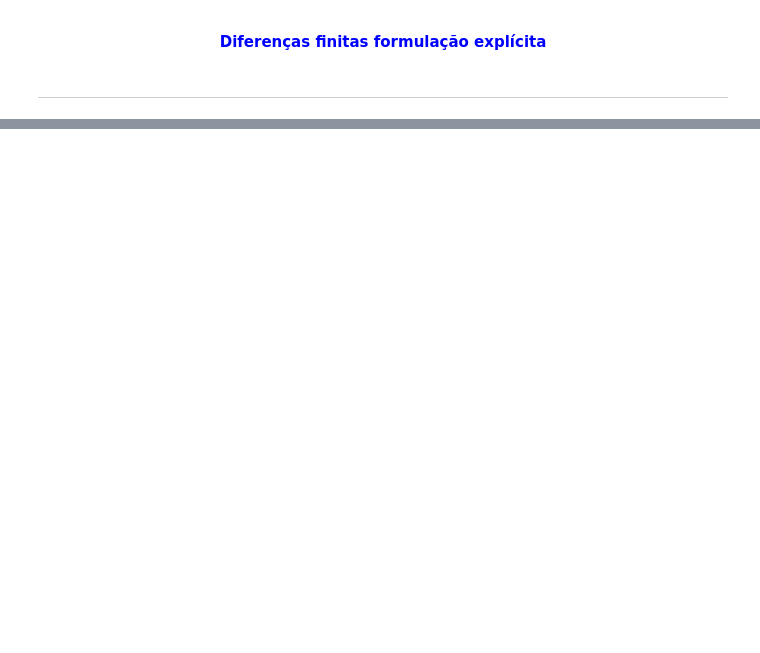
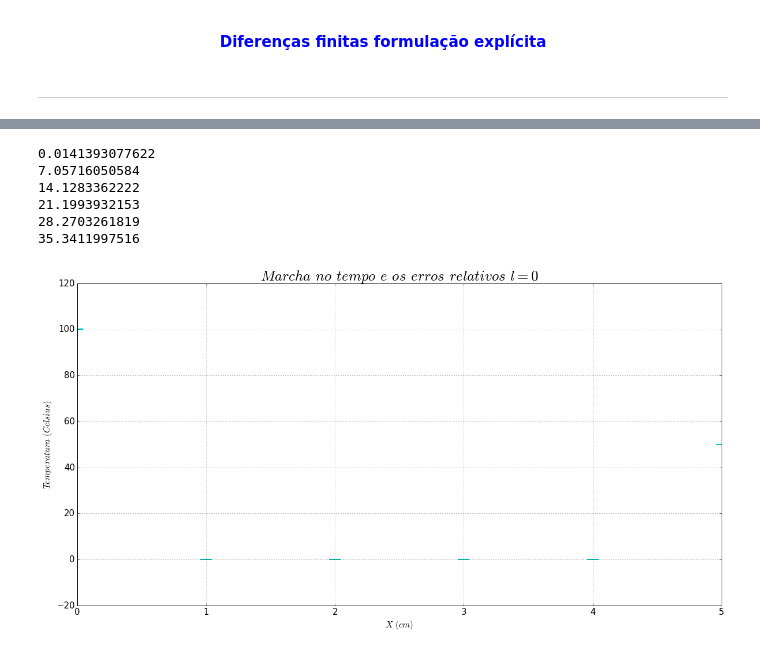
Before and after one commit to VictorCarreira/MNUN2017, a Jupyter notebook: Trab01.ipynb, the cells around one changed output, grey strips where cells are left out. Cells and saved outputs as stored; diff of their text form; code cells hidden in the pictures; blank space fills up the shorter version.

```diff
--- a/Trab01.ipynb
+++ b/Trab01.ipynb
@@ -83,0 +143,73 @@ ValueError: x and y must have same first dimension, but have shapes (6,) and (30
+# %%
+#############################################Calculando o Erro:####################################################
+
+#Amostrando a variação de temperatura por ponto
+p0=R[:,0]
+p1=R[:,1]
+p2=R[:,2]
+p3=R[:,3]
+p4=R[:,4]
+p5=R[:,5]
+
+
+#Visualiza os dados amostrados
+#print(p0)
+#print(p1)
+#print(p2)
+#print(p3)
+#print(p4)
+#print(p5)
+
+#Calculando as médias:
+
+p0mean=np.mean(p0)
+p1mean=np.mean(p1)
+p2mean=np.mean(p2)
+p3mean=np.mean(p3)
+p4mean=np.mean(p4)
+p5mean=np.mean(p5)
+
+#Visualizando as médias:
+#print(p0mean)
+
+for i in range(5000):
+    s0=(((p0[i]-p0mean)**2)/2)**(1/2)
+    s1=(((p1[i]-p0mean)**2)/2)**(1/2)
+    s2=(((p2[i]-p0mean)**2)/2)**(1/2)
+    s3=(((p3[i]-p0mean)**2)/2)**(1/2)
+    s4=(((p4[i]-p0mean)**2)/2)**(1/2)
+    s5=(((p5[i]-p0mean)**2)/2)**(1/2)
+
+print(s0)
+print(s1)
+print(s2)
+print(s3)
+print(s4)
+print(s5)
+# %% [output]
+0.0141393077622
+7.05716050584
+14.1283362222
+21.1993932153
+28.2703261819
+35.3411997516
+# %%
+fig, ax = plt.subplots()
+ax.errorbar(dx, A[:,1],yerr=s0, fmt=u'None',ecolor='c', capsize=10, elinewidth=1, barsabove=False, errorevery=1, capthick=2)
+#ax.errorbar(dx, A[:,10],yerr=s1, fmt=u'None',ecolor='g', capsize=10, elinewidth=1, barsabove=False, errorevery=1, capthick=2)
+#ax.errorbar(dx, A[:,50],yerr=s2, fmt=u'None',ecolor='y', capsize=10, elinewidth=1, barsabove=False, errorevery=1, capthick=2)
+#ax.errorbar(dx, A[:,100],yerr=s3, fmt=u'None',ecolor='b', capsize=10, elinewidth=1, barsabove=False, errorevery=1, capthick=2)
+#ax.errorbar(dx, A[:,200],yerr=s4, fmt=u'None',ecolor='g', capsize=10, elinewidth=1, barsabove=False, errorevery=1, capthick=2)
+#ax.errorbar(dx, A[:,400],yerr=s5, fmt=u'None',ecolor='m', capsize=10, elinewidth=1, barsabove=False, errorevery=1, capthick=2)
+#ax.errorbar(dx, A[:,800],yerr=s5, fmt=u'None',ecolor='k', capsize=10, elinewidth=1, barsabove=False, errorevery=1, capthick=2)
+#ax.errorbar(dx, A[:,1000],yerr=s0, fmt=u'None',ecolor='r', capsize=10, elinewidth=1, barsabove=False, errorevery=1, capthick=2)
+
+
+plt.title('$Marcha$ $no$ $tempo$ $e$ $os$ $erros$ $relativos$ $l=0$', fontweight='bold', fontsize=25)
+plt.tick_params(axis='both', labelsize=15)#aumenta o tamanho dos valores nos eixos
+plt.xlabel("$X$ $(cm)$", fontsize=15)
+plt.ylabel("$Temperatura$ $(Celsius)$", fontsize=15)
+plt.grid(True)
+plt.show()
+# %% [output]
+[figure, added]
```
Also changed, not shown: parts of 17 cells of this notebook.
